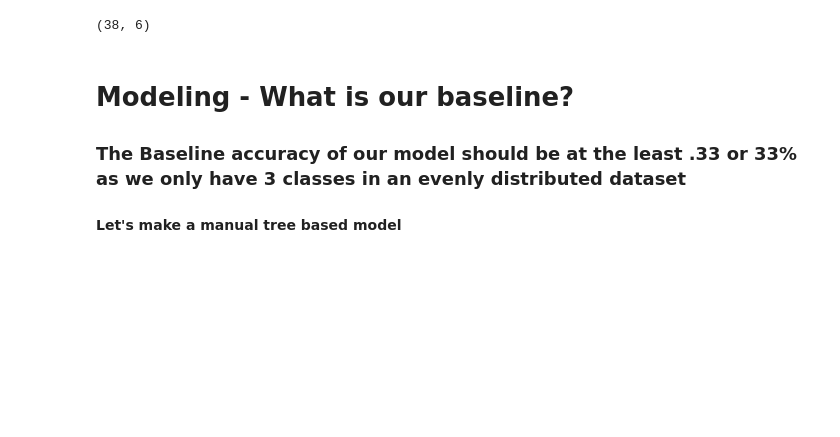
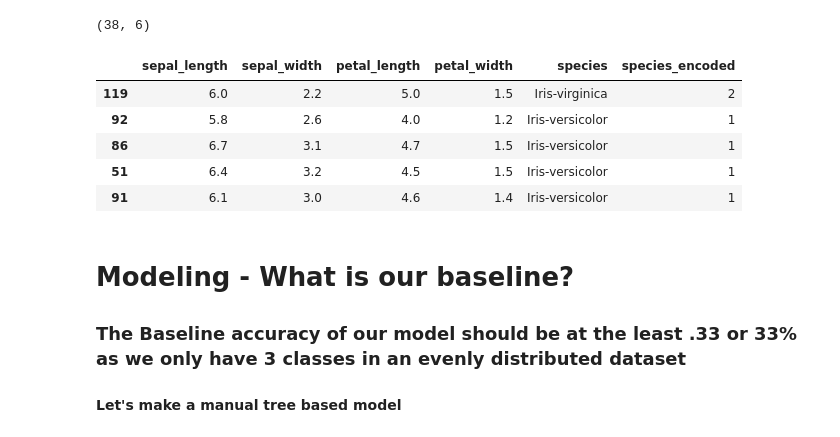
Before and after one commit to gregloos/iris-classification, a Jupyter notebook: classification.ipynb, the cells around one changed output. Saved outputs shown, nothing was run; the diff lists cells and outputs as text; code cells hidden in the pictures; blank space fills up the shorter version.

```diff
--- a/classification.ipynb
+++ b/classification.ipynb
@@ -139,5 +139,14 @@ df_train.shape
 df_test.shape
 # %% [output]
 (38, 6)
+# %%
+df_train.head()
+# %% [output]
+|  | sepal_length | sepal_width | petal_length | petal_width | species | species_encoded |
+| 119 | 6.0 | 2.2 | 5.0 | 1.5 | Iris-virginica | 2 |
+| 92 | 5.8 | 2.6 | 4.0 | 1.2 | Iris-versicolor | 1 |
+| 86 | 6.7 | 3.1 | 4.7 | 1.5 | Iris-versicolor | 1 |
+| 51 | 6.4 | 3.2 | 4.5 | 1.5 | Iris-versicolor | 1 |
+| 91 | 6.1 | 3.0 | 4.6 | 1.4 | Iris-versicolor | 1 |
 # %%
 X_train = df_train.drop(columns= ['species', 'species_encoded']).values
```
Also changed, not shown: parts of 30 cells of this notebook.
